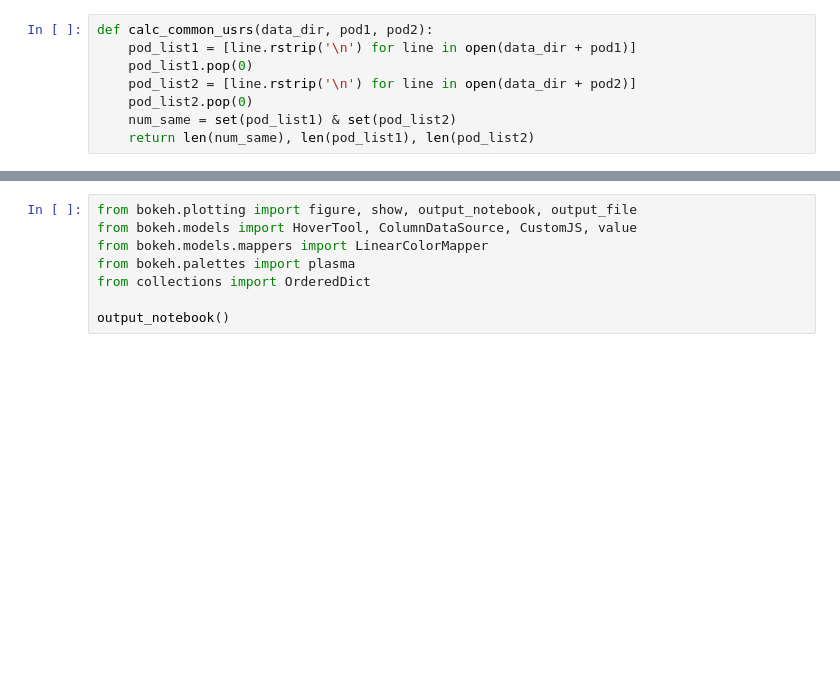
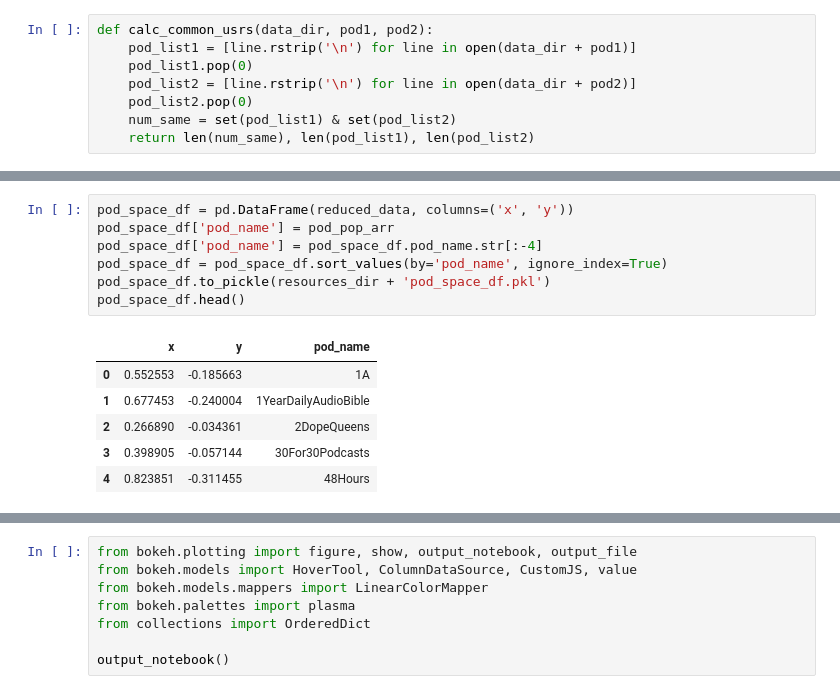
Before and after one commit to edwardlk/pod_tweets, a Jupyter notebook: notebooks/pod_user_cluster.ipynb, the cells around one changed output, grey strips where cells are left out. Saved outputs shown, nothing was run; the diff lists cells and outputs as text; blank space fills up the shorter version.

```diff
--- a/notebooks/pod_user_cluster.ipynb
+++ b/notebooks/pod_user_cluster.ipynb
@@ -158,3 +144,17 @@ KMeans(algorithm='auto', copy_x=True, init='k-means++', max_iter=300,
+# %%
+pod_space_df = pd.DataFrame(reduced_data, columns=('x', 'y'))
+pod_space_df['pod_name'] = pod_pop_arr
+pod_space_df['pod_name'] = pod_space_df.pod_name.str[:-4]
+pod_space_df = pod_space_df.sort_values(by='pod_name', ignore_index=True)
+pod_space_df.to_pickle(resources_dir + 'pod_space_df.pkl')
+pod_space_df.head()
+# %% [output]
+|  | x | y | pod_name |
+| 0 | 0.552553 | -0.185663 | 1A |
+| 1 | 0.677453 | -0.240004 | 1YearDailyAudioBible |
+| 2 | 0.266890 | -0.034361 | 2DopeQueens |
+| 3 | 0.398905 | -0.057144 | 30For30Podcasts |
+| 4 | 0.823851 | -0.311455 | 48Hours |
 # %%
 # Step size of the mesh. Decrease to increase the quality of the VQ.
 h = .02     # point in the mesh [x_min, x_max]x[y_min, y_max].
```
Also changed, not shown: parts of 19 cells of this notebook, 3 other files.
